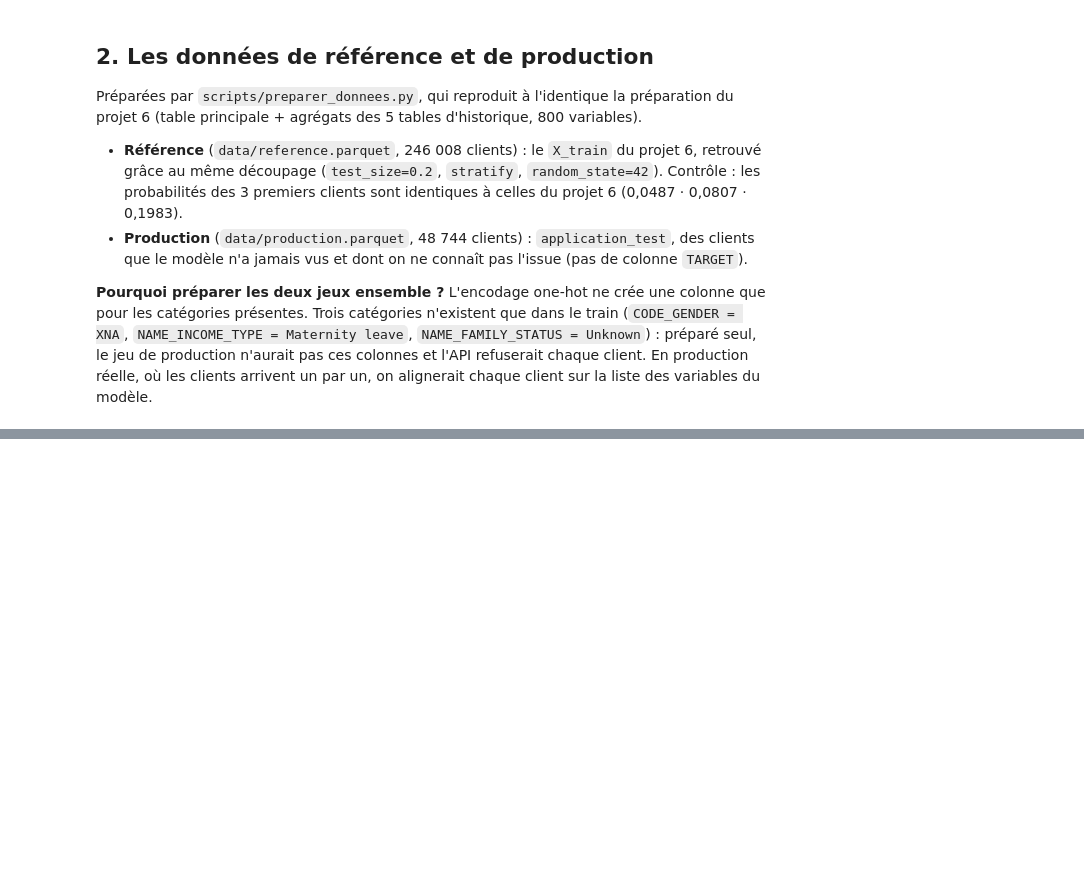
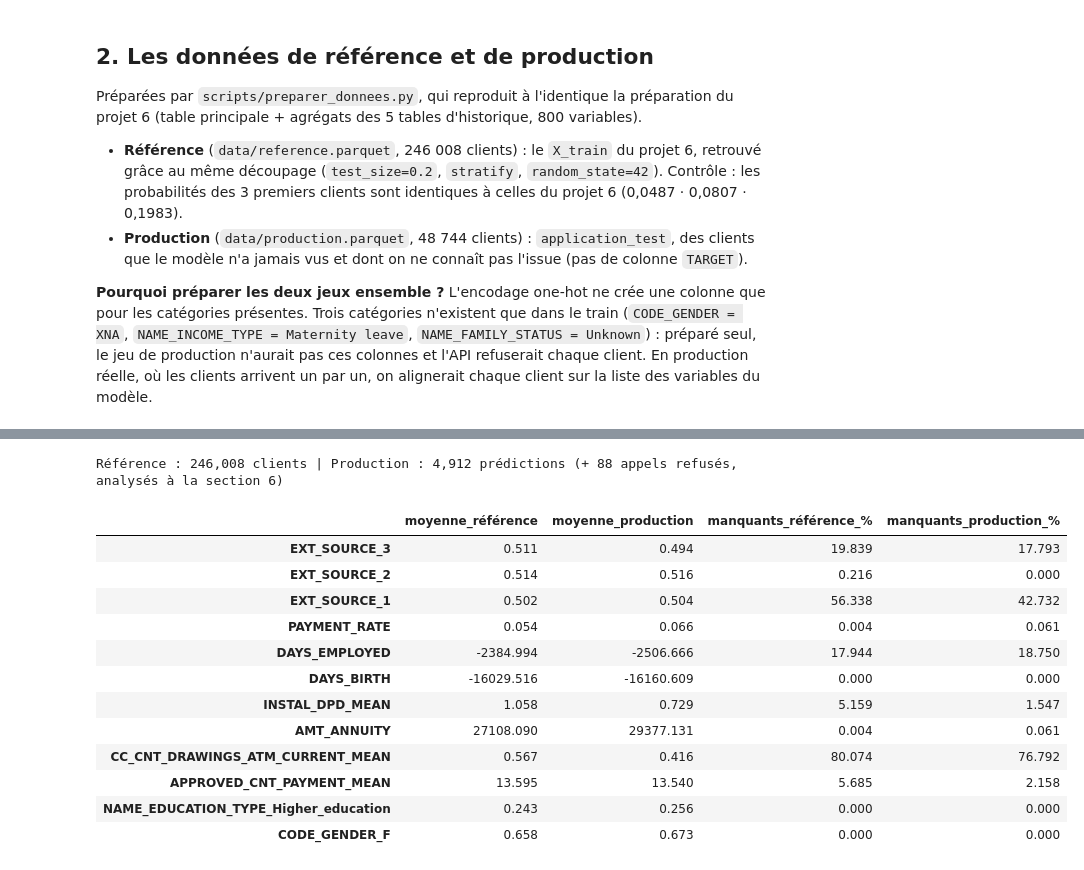
Before and after one commit to matthieudevivie/projet-8---Confirmez-vos-competences-en-MLOps---partie-2, a Jupyter notebook: notebooks/analyse_drift.ipynb, the cells around one changed output, grey strips where cells are left out. Cells and saved outputs as stored; diff of their text form; code cells hidden in the pictures; blank space fills up the shorter version.

```diff
--- a/notebooks/analyse_drift.ipynb
+++ b/notebooks/analyse_drift.ipynb
@@ -149,0 +158,34 @@ les clients arrivent un par un, on alignerait chaque client sur la liste des var
+# %%
+reference = pd.read_parquet(RACINE / "data" / "reference.parquet", columns=VARIABLES_SUIVIES)
+
+appels = pd.read_sql_table("appels", f"sqlite:///{RACINE / 'logs' / 'appels.db'}")
+predictions = appels[appels["statut_http"] == 200]
+production = pd.DataFrame(predictions["entrees"].tolist(), index=predictions.index)   # 1 colonne par variable
+
+assert list(production.columns) == list(reference.columns) == VARIABLES_SUIVIES      # mêmes variables, même ordre
+reference, production = reference.astype(float), production.astype(float)          # booléens → 0/1, None → NaN
+print(f"Référence : {len(reference):,} clients | Production : {len(production):,} prédictions "
+      f"(+ {len(appels) - len(production)} appels refusés, analysés à la section 6)")
+# %% [output]
+Référence : 246,008 clients | Production : 4,912 prédictions (+ 88 appels refusés, analysés à la section 6)
+# %%
+pd.DataFrame({
+    "moyenne_référence": reference.mean(),
+    "moyenne_production": production.mean(),
+    "manquants_référence_%": reference.isna().mean() * 100,
+    "manquants_production_%": production.isna().mean() * 100,
+}).round(3)
+# %% [output]
+|  | moyenne_référence | moyenne_production | manquants_référence_% | manquants_production_% |
+| EXT_SOURCE_3 | 0.511 | 0.494 | 19.839 | 17.793 |
+| EXT_SOURCE_2 | 0.514 | 0.516 | 0.216 | 0.000 |
+| EXT_SOURCE_1 | 0.502 | 0.504 | 56.338 | 42.732 |
+| PAYMENT_RATE | 0.054 | 0.066 | 0.004 | 0.061 |
+| DAYS_EMPLOYED | -2384.994 | -2506.666 | 17.944 | 18.750 |
+| DAYS_BIRTH | -16029.516 | -16160.609 | 0.000 | 0.000 |
+| INSTAL_DPD_MEAN | 1.058 | 0.729 | 5.159 | 1.547 |
+| AMT_ANNUITY | 27108.090 | 29377.131 | 0.004 | 0.061 |
+| CC_CNT_DRAWINGS_ATM_CURRENT_MEAN | 0.567 | 0.416 | 80.074 | 76.792 |
+| APPROVED_CNT_PAYMENT_MEAN | 13.595 | 13.540 | 5.685 | 2.158 |
+| NAME_EDUCATION_TYPE_Higher_education | 0.243 | 0.256 | 0.000 | 0.000 |
+| CODE_GENDER_F | 0.658 | 0.673 | 0.000 | 0.000 |
```
Also changed, not shown: parts of 4 cells of this notebook.
